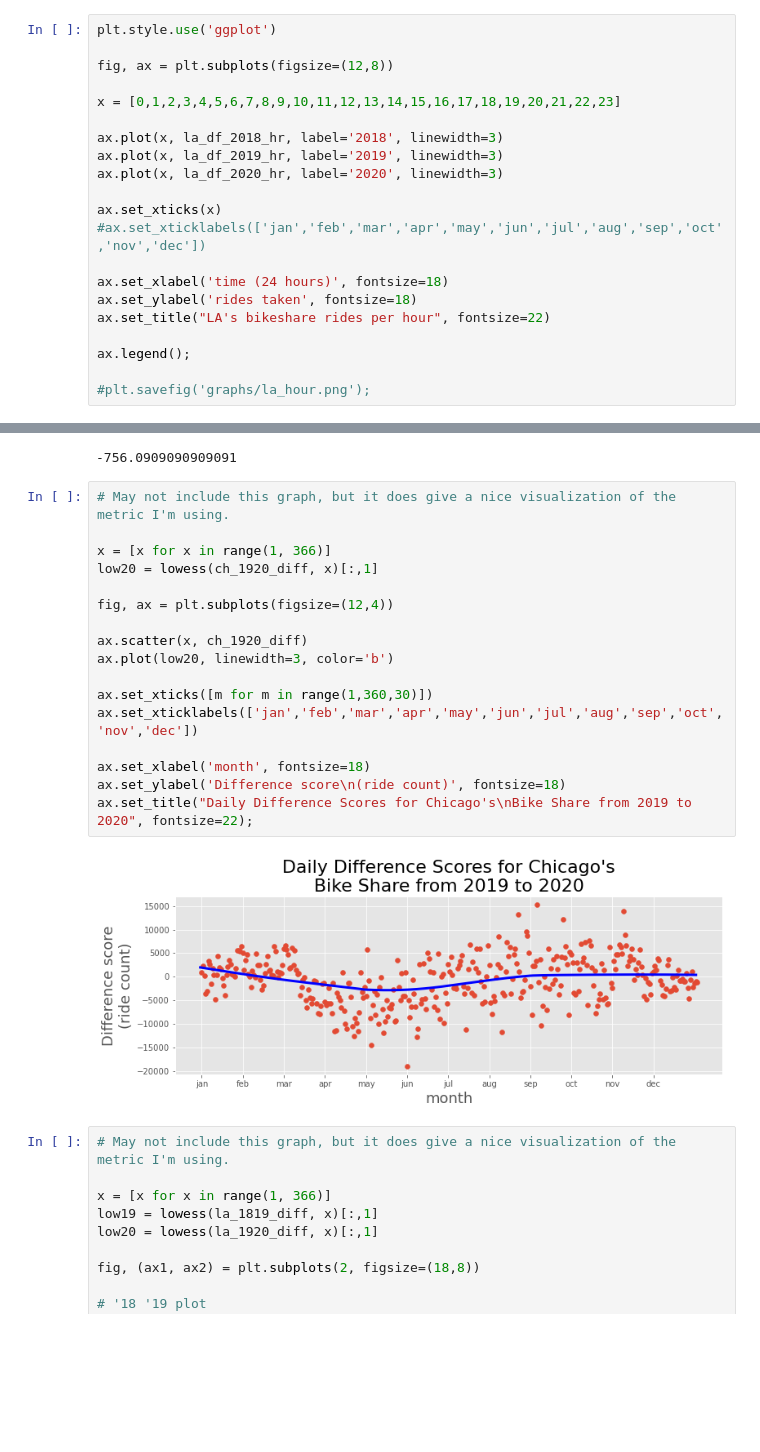
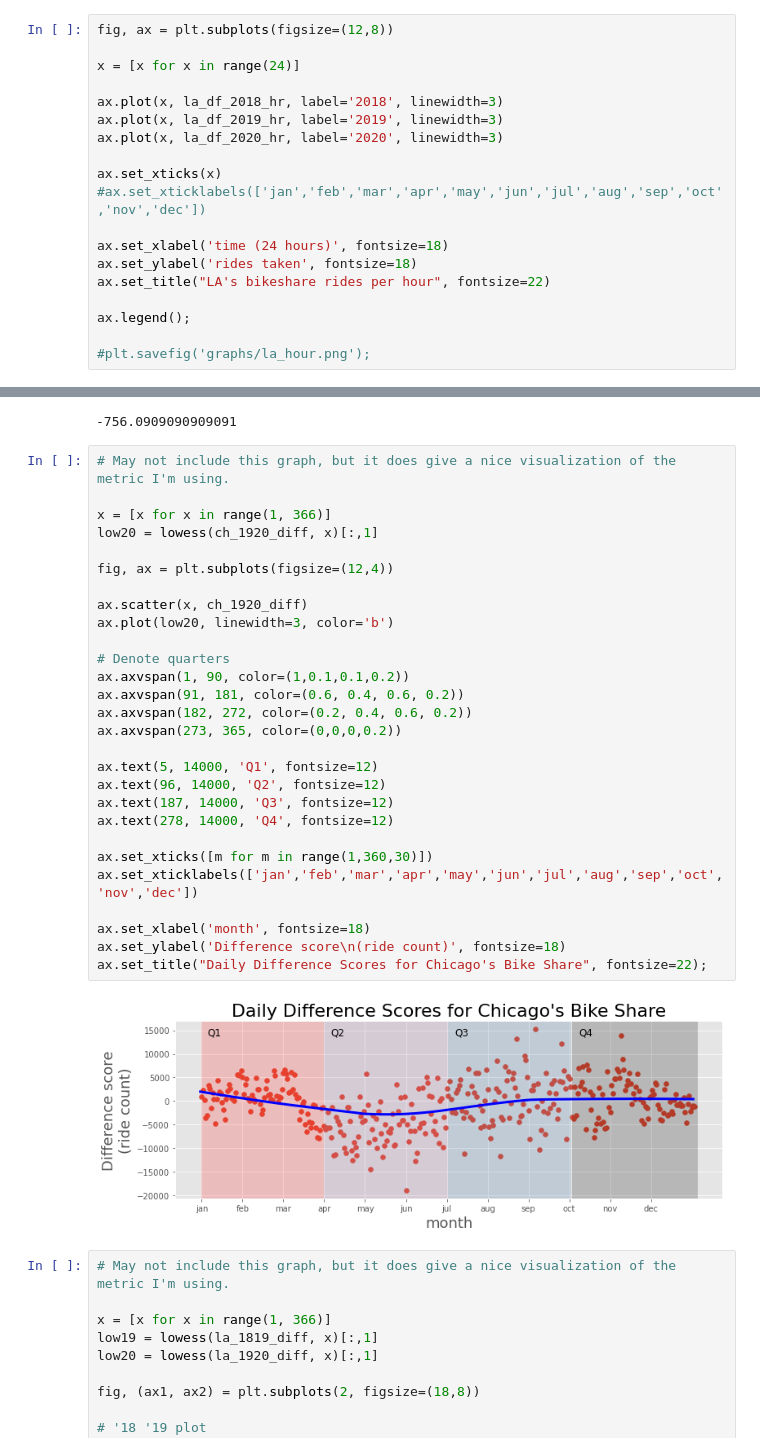
Before and after one commit to nick-kopy/Exploration-of-bike-share-programs-post-pandemic, a Jupyter notebook: data_clean.ipynb, the cells around one changed output, grey strips where cells are left out. Drawn from its saved outputs; the diff is of its cells as text; blank space fills up the shorter version.

```diff
--- a/data_clean.ipynb
+++ b/data_clean.ipynb
@@ -278,11 +278,9 @@ la_df_2019_hr = la_df_2019_hr.groupby(la_df_2019_hr['start_time'].dt.hour).size(
 la_df_2020_hr = la_df[(la_df['start_time'].dt.year == 2020) & (la_df['start_time'].dt.month != 1) & (la_df['start_time'].dt.month != 2)]
 la_df_2020_hr = la_df_2020_hr.groupby(la_df_2020_hr['start_time'].dt.hour).size()
 # %%
-plt.style.use('ggplot')
-
 fig, ax = plt.subplots(figsize=(12,8))
 
-x = [0,1,2,3,4,5,6,7,8,9,10,11,12,13,14,15,16,17,18,19,20,21,22,23]
+x = [x for x in range(24)]
 
 ax.plot(x, la_df_2018_hr, label='2018', linewidth=3)
 ax.plot(x, la_df_2019_hr, label='2019', linewidth=3)
@@ -1054,22 +1059,33 @@ ch_1920_diff.mean()
 # %%
 # May not include this graph, but it does give a nice visualization of the metric I'm using.
 
 x = [x for x in range(1, 366)]
 low20 = lowess(ch_1920_diff, x)[:,1]
 
 fig, ax = plt.subplots(figsize=(12,4))
 
 ax.scatter(x, ch_1920_diff)
 ax.plot(low20, linewidth=3, color='b')
 
+# Denote quarters
+ax.axvspan(1, 90, color=(1,0.1,0.1,0.2))
+ax.axvspan(91, 181, color=(0.6, 0.4, 0.6, 0.2))
+ax.axvspan(182, 272, color=(0.2, 0.4, 0.6, 0.2))
+ax.axvspan(273, 365, color=(0,0,0,0.2))
+
+ax.text(5, 14000, 'Q1', fontsize=12)
+ax.text(96, 14000, 'Q2', fontsize=12)
+ax.text(187, 14000, 'Q3', fontsize=12)
+ax.text(278, 14000, 'Q4', fontsize=12)
+
 ax.set_xticks([m for m in range(1,360,30)])
 ax.set_xticklabels(['jan','feb','mar','apr','may','jun','jul','aug','sep','oct','nov','dec'])
 
 ax.set_xlabel('month', fontsize=18)
 ax.set_ylabel('Difference score\n(ride count)', fontsize=18)
-ax.set_title("Daily Difference Scores for Chicago's\nBike Share from 2019 to 2020", fontsize=22);
+ax.set_title("Daily Difference Scores for Chicago's Bike Share", fontsize=22);
 # %% [output]
-[figure, old version]
+[figure, new version]
 # %%
 # May not include this graph, but it does give a nice visualization of the metric I'm using.
 
```
Also changed, not shown: parts of 8 cells of this notebook, 12 other files.
